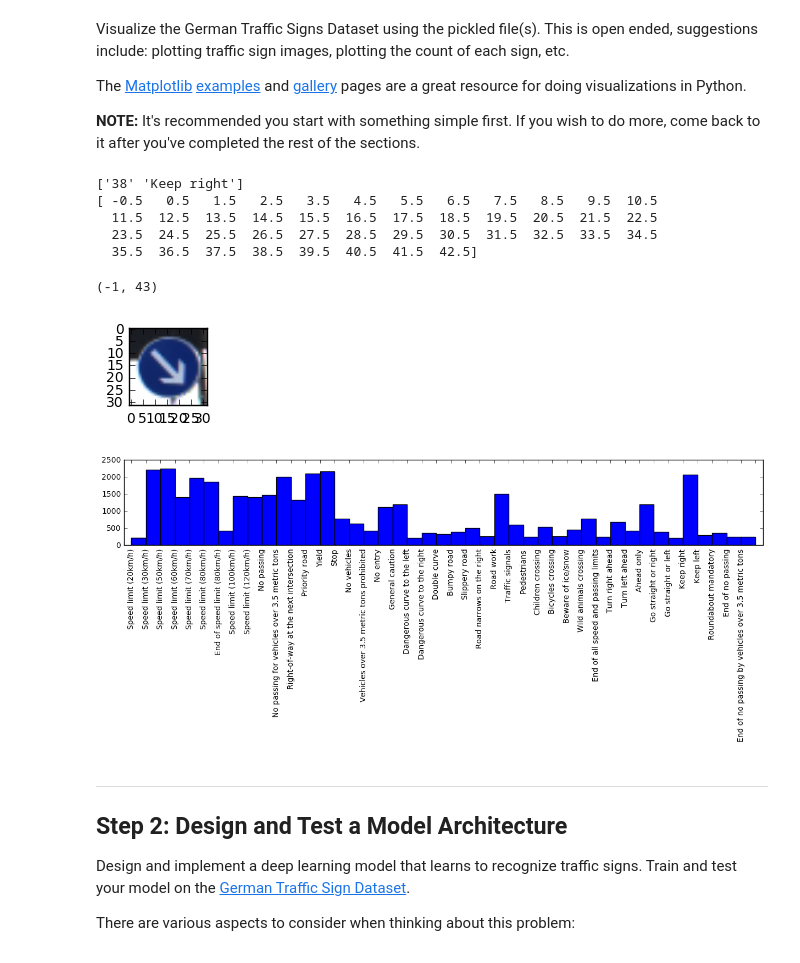
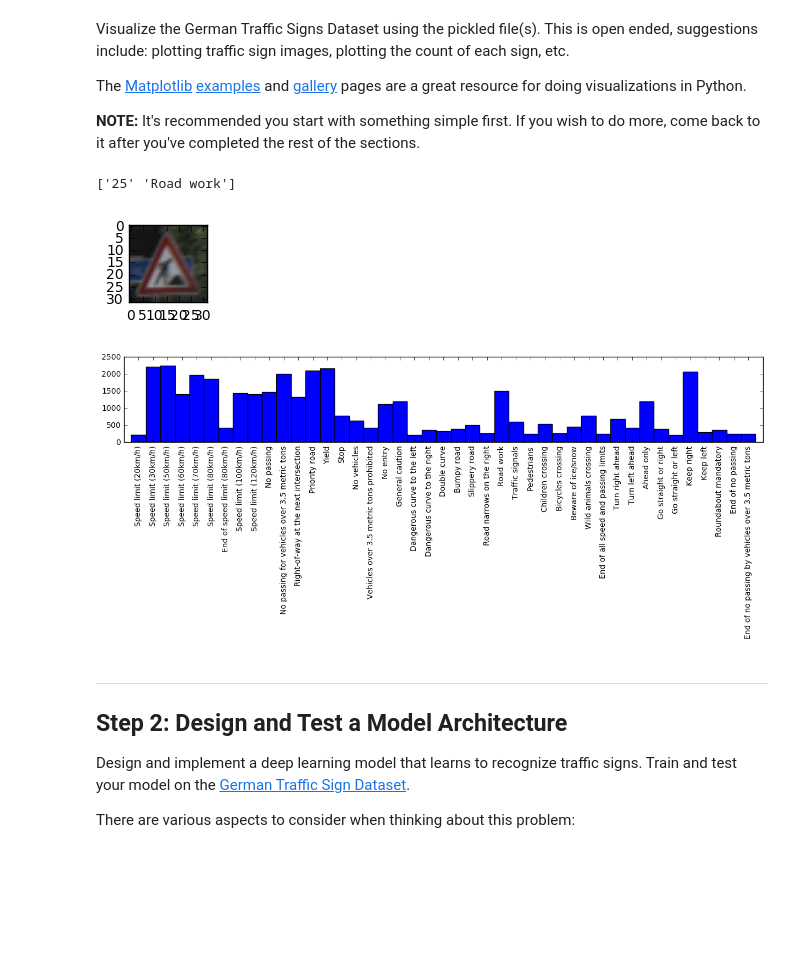
Before and after one commit to mikkelkh/CarND-Traffic-Sign-Classifier-Project, a Jupyter notebook: Traffic_Sign_Classifier.ipynb, the cells around one changed output. Drawn from its saved outputs; the diff is of its cells as text; code cells hidden in the pictures; blank space fills up the shorter version.

```diff
--- a/Traffic_Sign_Classifier.ipynb
+++ b/Traffic_Sign_Classifier.ipynb
@@ -76,39 +76,34 @@ The [Matplotlib](http://matplotlib.org/) [examples](http://matplotlib.org/exampl
 # %%
 ### Data exploration visualization goes here.
 ### Feel free to use as many code cells as needed.
 import matplotlib.pyplot as plt
 # Visualizations will be shown in the notebook.
 %matplotlib inline
 
 # First, import the human readable csv file with class names
 import csv
 with open('signnames.csv', 'r') as f:
     reader = csv.reader(f)
     signnames = np.array(list(reader))
 
 # Show random image and corresponding label
 import random
 index = random.randint(0,len(X_train))
 image = X_train[index].squeeze()
 plt.figure(figsize=(1,1))
 plt.imshow(image,cmap='gray')
 print(signnames[y_train[index]+1])
 
 # Show distribution of class labels for the training set
 plt.figure(figsize=(15,2))
-_,bins,_ = plt.hist(y_train,bins=np.arange(n_classes+1) - 0.5)
-_ = plt.xticks(bins, signnames[1:,1], rotation='vertical')
-print(bins)
-plt.xlim([-1, n_classes])
+bins=np.arange(n_classes+1)-0.5
+_ = plt.hist(y_train,bins)
+_ = plt.xticks(bins+0.5, signnames[1:,1], rotation='vertical')
+_ = plt.xlim([-1, n_classes])
 # %% [output]
-['38' 'Keep right']
-[ -0.5   0.5   1.5   2.5   3.5   4.5   5.5   6.5   7.5   8.5   9.5  10.5
-  11.5  12.5  13.5  14.5  15.5  16.5  17.5  18.5  19.5  20.5  21.5  22.5
-  23.5  24.5  25.5  26.5  27.5  28.5  29.5  30.5  31.5  32.5  33.5  34.5
-  35.5  36.5  37.5  38.5  39.5  40.5  41.5  42.5]
+['25' 'Road work']
-(-1, 43)
-[figure, old version]
+[figure, new version]
-[figure, old version]
+[figure, new version]
 # %% [markdown]
 ----
 
```
Also changed, not shown: parts of 7 cells of this notebook.
